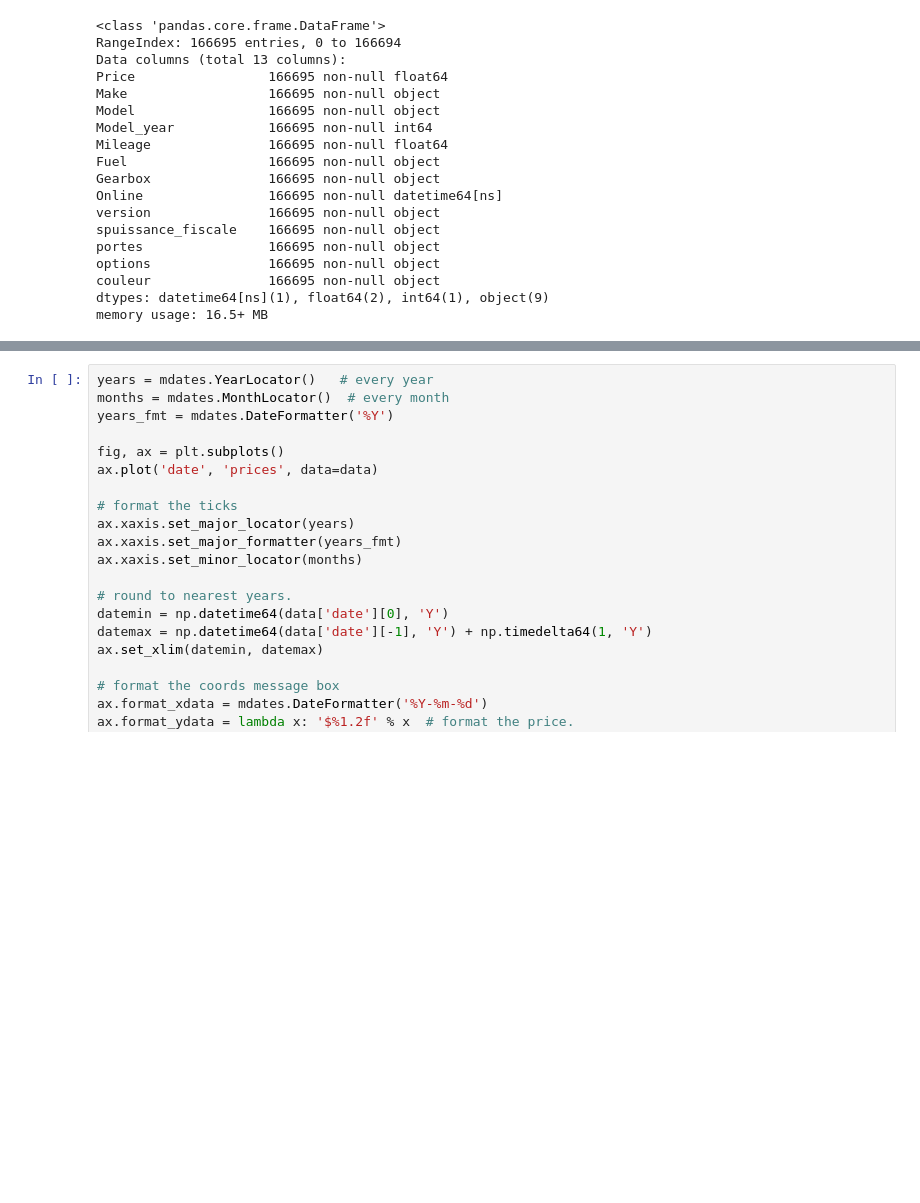
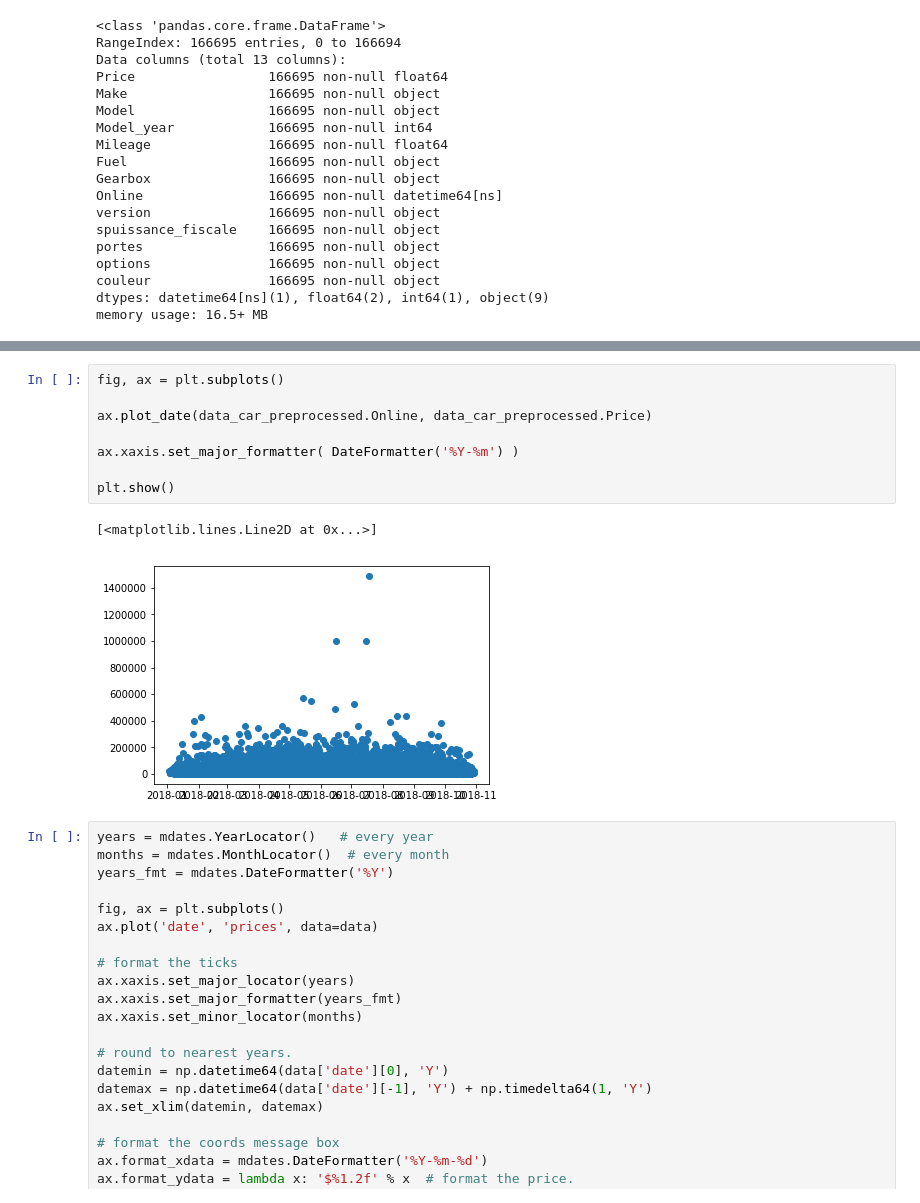
Before and after one commit to nguyenkhacbaoanh/used_car_price_estimation, a Jupyter notebook: notebook/Data Car Preprocessing.ipynb, the cells around one changed output, grey strips where cells are left out. Saved outputs shown, nothing was run; the diff lists cells and outputs as text; blank space fills up the shorter version.

```diff
--- a/notebook/Data Car Preprocessing.ipynb
+++ b/notebook/Data Car Preprocessing.ipynb
@@ -150,3 +178,14 @@ data_car_preprocessed.options.nunique()
+# %%
+fig, ax = plt.subplots()
+
+ax.plot_date(data_car_preprocessed.Online, data_car_preprocessed.Price)
+
+ax.xaxis.set_major_formatter( DateFormatter('%Y-%m') )
+
+plt.show()
+# %% [output]
+[<matplotlib.lines.Line2D at 0x...>]
+[figure, added]
 # %%
 years = mdates.YearLocator()   # every year
 months = mdates.MonthLocator()  # every month
```
Also changed, not shown: parts of 13 cells of this notebook.
